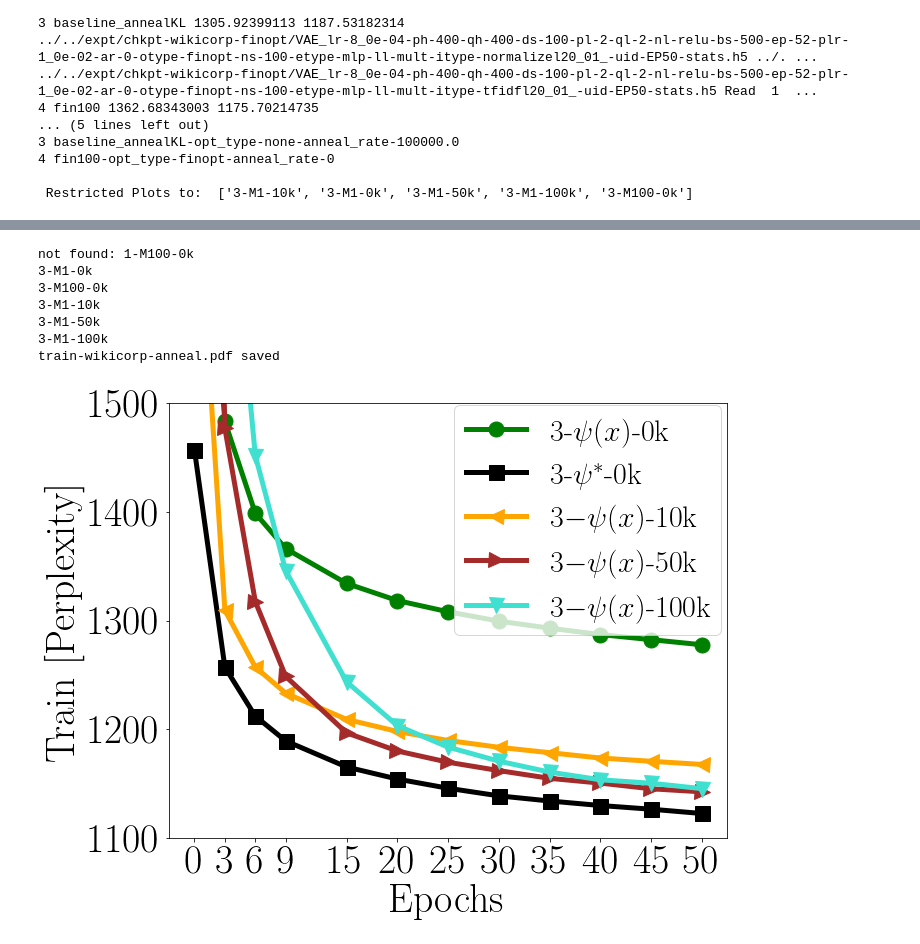
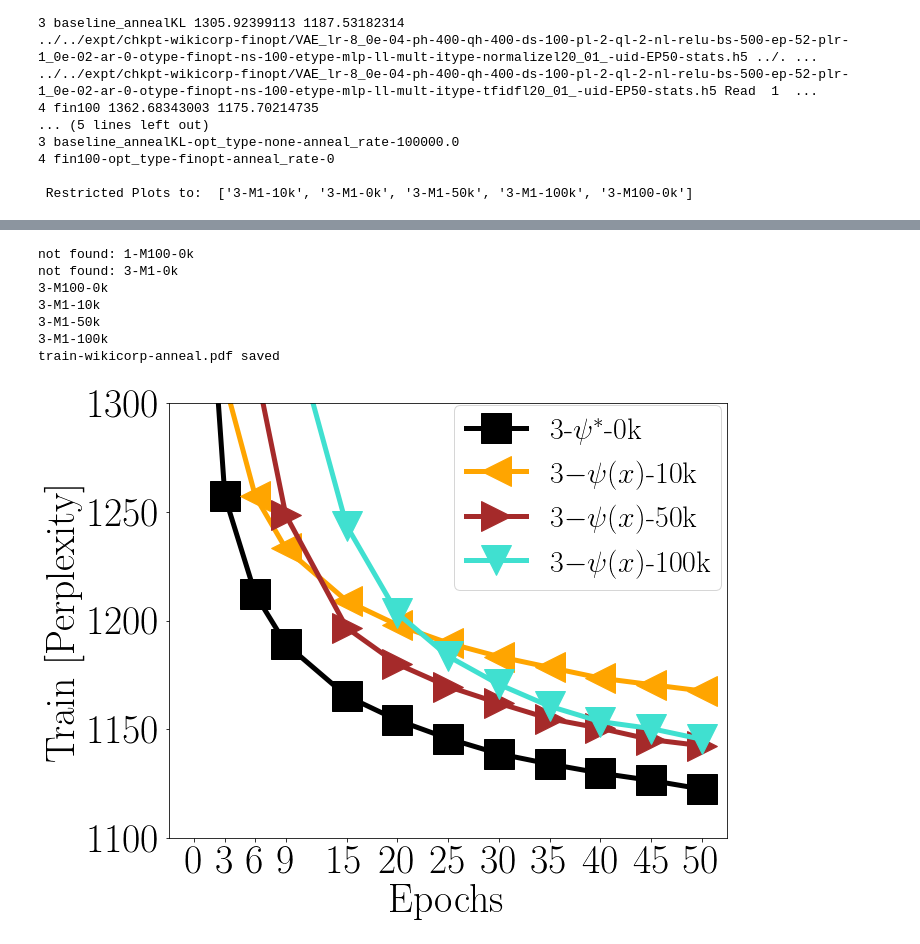
Before and after one commit to rahulk90/vae_sparse, a Jupyter notebook: ipynb/bow_text/VisualizeTrainValidCurves-anneal.ipynb, the cells around one changed output, grey strips where cells are left out. Drawn from its saved outputs; the diff is of its cells as text; code cells hidden in the pictures.

```diff
--- a/ipynb/bow_text/VisualizeTrainValidCurves-anneal.ipynb
+++ b/ipynb/bow_text/VisualizeTrainValidCurves-anneal.ipynb
@@ -177,7 +177,7 @@ namemap['3-'+NS+'-0k']  =  '$3$-$\\psi^*$-$0$k'
 fig,axlist     = plt.subplots(1,1,figsize=(10,8))
 ax = axlist
 for name in colorFinal:#['1-M1','1-'+NS,'3-M1','3-'+NS]:
-    if name not in results:
+    if name not in results or name=='3-M1-0k':
         continue
     data = results[name]
     print data.keys()
@@ -195,13 +195,13 @@ for name in colorFinal:#['1-M1','1-'+NS,'3-M1','3-'+NS]:
     COLOR  = colorFinal[name]
     X = valid_bound_f[:,0]
     #ax.plot(valid_bound_0[:,0],valid_bound_0[:,1],'--',color=COLOR,marker = MARKER)
-    ax.plot(X,valid_bound_f[:,1],ms=15,marker = MARKER,color=COLOR,label=namemap[name])
+    ax.plot(X,valid_bound_f[:,1],ms=30,marker = MARKER,color=COLOR,label=namemap[name])
 
-ax.set_ylabel('Validate [Perplexity]')
+ax.set_ylabel('Held-out [Perplexity]')
 ax.set_xlabel('Epochs')
 ax.hlines(NLL_valid_prob, 0, ax.get_xlim()[1], linestyles='dashdot',colors='k')
 if 'wikicorp' in dataset:
-    ax.set_ylim([1150,1600])
+    ax.set_ylim([1150,1300])
     ax.legend(loc='upper center', bbox_to_anchor=(.75, 1.03),ncol=1,columnspacing=0.1,fontsize=30)
     ax.set_xticks(X)
 
@@ -226,7 +224,7 @@ valid-wikicorp-anneal.pdf saved
 fig,axlist     = plt.subplots(1,1,figsize=(10,8))
 ax = axlist
 for name in colorFinal:
-    if name not in results:
+    if name not in results or name=='3-M1-0k':
         print 'not found:',name
         continue
     data = results[name]
@@ -252,37 +250,37 @@ for name in colorFinal:
     #if 'wikicorp' not in dataset:
     idx = np.where(np.invert(np.isnan(Y)))[0]
     X = X[idx]
     Y = Y[idx]
     #if len(idx)>10:
     #    X = X[::3]
     #    Y = Y[::3]
-    ax.plot(X,Y,marker = MARKER,color=COLOR,label=namemap[name])
+    ax.plot(X,Y,marker = MARKER,ms=30,color=COLOR,label=namemap[name])
 
 ax.set_ylabel('Train [Perplexity]')
 ax.set_xlabel('Epochs')
 ax.hlines(NLL_valid_prob, 0, ax.get_xlim()[1], linestyles='dashdot',colors='k')
 if 'rcv2_miao' in dataset:
     pass
     #ax.set_xlim([0,200])
     #ax.set_ylim([300,600])
 if 'wikicorp' in dataset:
     ax.legend(loc='upper center', bbox_to_anchor=(.75, 1.03),ncol=1,columnspacing=0.1,fontsize=30)
-    ax.set_ylim([1100,1500])
+    ax.set_ylim([1100,1300])
     ax.set_xticks(X)
     #ax.set_xticks([0,10,20,30,40,50])
 
 fname = 'train-'+dataset+'-anneal.pdf'
 print fname,'saved'
 plt.savefig(fname,bbox_inches='tight')
 # %% [output]
 not found: 1-M100-0k
-3-M1-0k
+not found: 3-M1-0k
 3-M100-0k
 3-M1-10k
 3-M1-50k
 3-M1-100k
 train-wikicorp-anneal.pdf saved
-[figure, old version]
+[figure, new version]
 # %%
 plt.figure(figsize=(6,6))
 for name in colorFinal:
```
Also changed, not shown: parts of 2 cells of this notebook, 2 other files.
